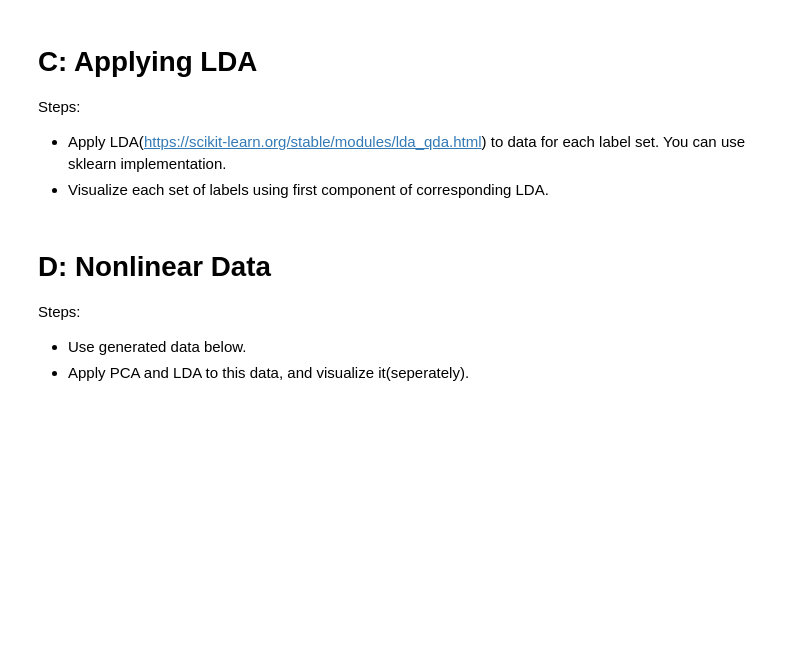
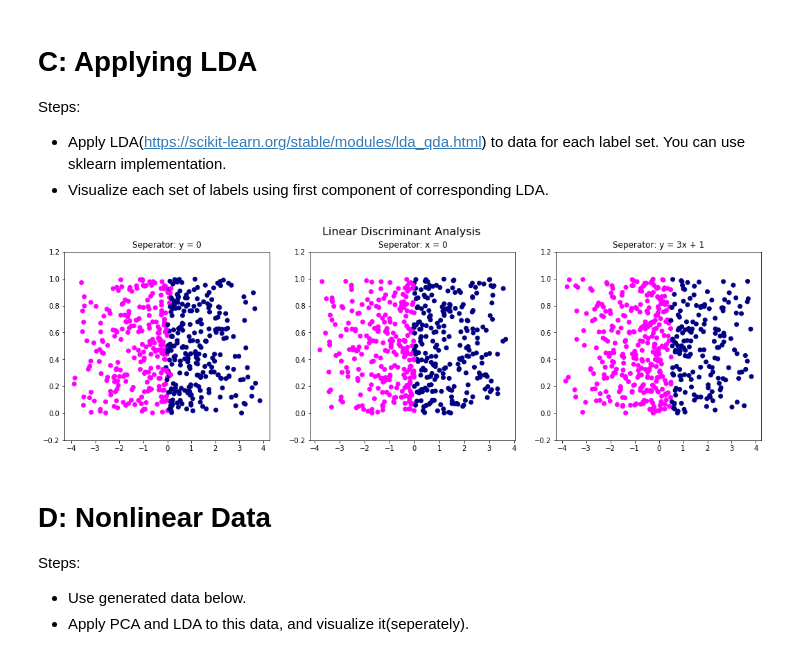
Before and after one commit to nazmicancalik/ml, a Jupyter notebook: 2/hw2.ipynb, the cells around one changed output. Cells and saved outputs as stored; diff of their text form; code cells hidden in the pictures; blank space fills up the shorter version.

Commit message:
2nd part split data implemented

```diff
--- a/2/hw2.ipynb
+++ b/2/hw2.ipynb
@@ -154,42 +156,38 @@ Steps:
 * Apply LDA(https://scikit-learn.org/stable/modules/lda_qda.html) to data for each label set. You can use sklearn implementation.
 * Visualize each set of labels using first component of corresponding LDA.
 # %%
-# A bit sure
-def lda(x_values,y_values,labels):
-    from sklearn.discriminant_analysis import LinearDiscriminantAnalysis
+from sklearn.discriminant_analysis import LinearDiscriminantAnalysis
+COLORS = ['magenta','navy']
+def lda(data,labels):
     clf = LinearDiscriminantAnalysis()
-
-    features = [x_values,y_values]
-    X = np.array(features).T
-
-    first_model = clf.fit(X=X,y=labels[:,0]).transform(X)
-    second_model = clf.fit(X=X,y=labels[:,1]).transform(X)
-    third_model = clf.fit(X=X,y=labels[:,2]).transform(X)
-    return [first_model,second_model,third_model]
+    projected_data = clf.fit(data,y=labels).transform(data)
+    return projected_data
 
 def visualize_lda(models,labels,title):
     fig, axs = plt.subplots(1, 3, figsize=(18, 5))
 
     lim = [-0.2,1.2]
     y = np.random.rand(SIZE)
 
     fig.suptitle(title, fontsize=16)
     axs[0].scatter(models[0], y, c=labels[:,0], cmap=matplotlib.colors.ListedColormap(COLORS))
     axs[0].set_ylim(lim)
     axs[0].set_title('Seperator: y = 0')
 
     axs[1].scatter(models[1], y, c=labels[:,1], cmap=matplotlib.colors.ListedColormap(COLORS))
     axs[1].set_ylim(lim)
     axs[1].set_title('Seperator: x = 0')
 
     axs[2].scatter(models[2], y, c=labels[:,2], cmap=matplotlib.colors.ListedColormap(COLORS))
     axs[2].set_ylim(lim)
     axs[2].set_title('Seperator: y = 3x + 1')
 
     plt.show()
 
-lda_models = lda(x_values,y_values,labels)
+lda_models = [lda(data,labels[:,i]) for i in range(3)]
 visualize_lda(lda_models,labels,"Linear Discriminant Analysis")
+# %% [output]
+[figure, added]
 # %% [markdown]
 # D: Nonlinear Data
 Steps:
```
Also changed, not shown: parts of 4 cells of this notebook, 1 other file.
